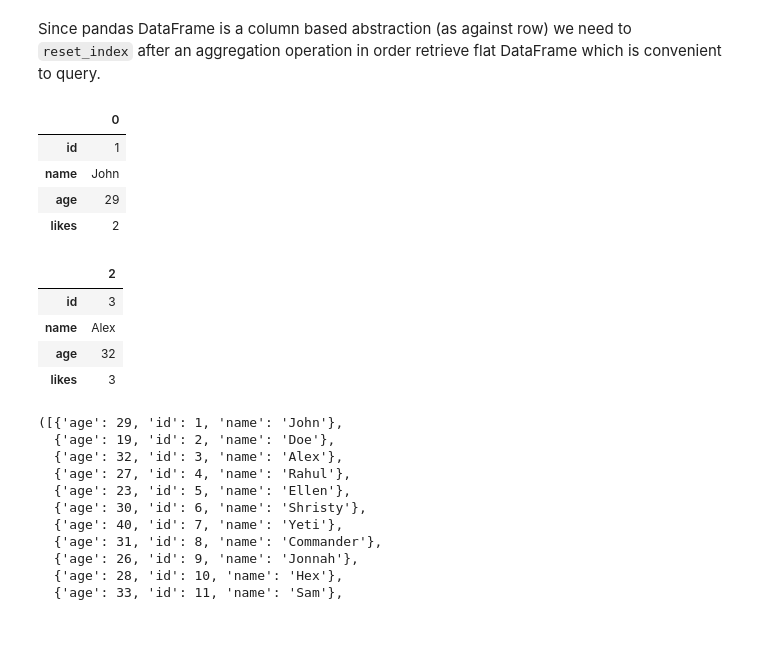
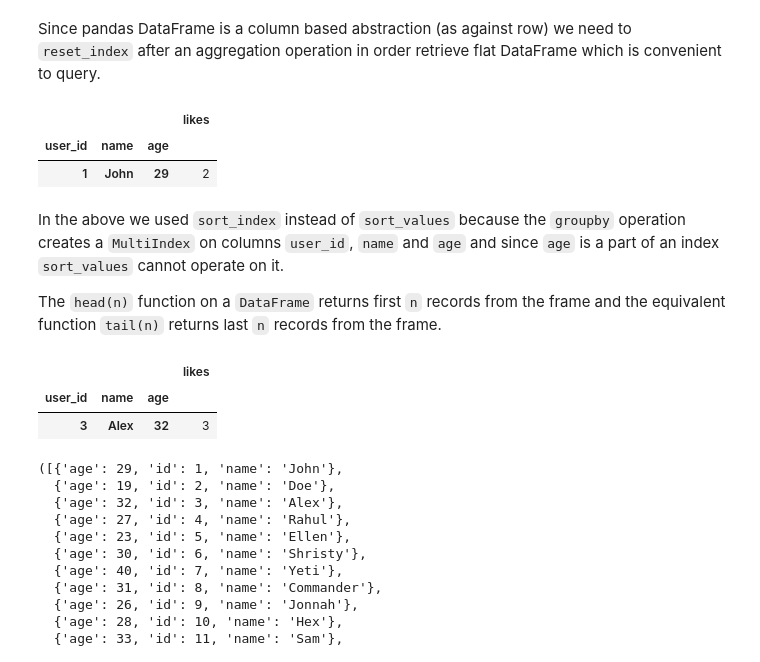
Before and after one commit to dragomirradev/python-data-analysis, a Jupyter notebook: 1-Working-with-relational-data-using-Pandas.ipynb, the cells around one changed output. Cells and saved outputs as stored; diff of their text form; code cells hidden in the pictures; blank space fills up the shorter version.

```diff
--- a/1-Working-with-relational-data-using-Pandas.ipynb
+++ b/1-Working-with-relational-data-using-Pandas.ipynb
@@ -35,7 +35,7 @@ c
  {'age': 30, 'id': 6, 'name': 'Shristy'}]
 # %%
 # Using the above data as Foreign Key (FK)
-t = [
+likes = [
     { 'user_id': 1, 'likes': 'Mango' },
     { 'user_id': 1, 'likes': 'Pepsi' },
     { 'user_id': 2, 'likes': 'Burger' },
@@ -49,7 +49,7 @@ t = [
     { 'user_id': 6, 'likes': 'Pepsi' },
 ]
 
-t
+likes
 # %% [output]
 [{'likes': 'Mango', 'user_id': 1},
  {'likes': 'Pepsi', 'user_id': 1},
@@ -65,9 +65,9 @@ t
 # %%
 # Create Pandas DataFrame object and set
 # appropriate index
-df1 = pd.DataFrame(c)
-df1.set_index('id')
-df1
+df_users = pd.DataFrame(users)
+df_users.set_index('id')
+df_users
 # %% [output]
 |  | age | id | name |
 | 0 | 29 | 1 | John |
@@ -77,9 +77,9 @@ df1
 | 4 | 23 | 5 | Ellen |
 | 5 | 30 | 6 | Shristy |
 # %%
-df2 = pd.DataFrame(t)
-df2.set_index('user_id')
-df2
+df_likes = pd.DataFrame(likes)
+df_likes.set_index('user_id')
+df_likes
 # %% [output]
 |  | likes | user_id |
 | 0 | Mango | 1 |
@@ -95,10 +95,9 @@ df2
 | 10 | Pepsi | 6 |
 # %%
 # Using the FK relation to create a join
-pd.merge(df1, df2, left_on='id', right_on='user_id')
-m = pd.merge(df1, df2, left_on='id', right_on='user_id')
-m.set_index('user_id')
-m
+users_likes_join = df_users.merge(df_likes, left_on='id', right_on='user_id')
+users_likes_join.set_index('user_id')
+users_likes_join
 # %% [output]
 |  | age | id | name | likes | user_id |
 | 0 | 29 | 1 | John | Mango | 1 |
@@ -262,28 +260,28 @@ Since pandas DataFrame is a column based abstraction (as against row) we need to
 # %%
 # Oldest user who has exactly 2 likes
 agg_values = (
-    m.groupby(['id', 'name', 'age'])
-        .count()
-        .likes
-        .reset_index()
-        .sort_values('age', ascending=False)
+    users_likes_join
+        .groupby(['user_id', 'name', 'age'])
+        .agg({ 'likes': 'count' })
+        .sort_index(level=['age'], sort_remaining=False, ascending=False)
 )
 
-agg_values[agg_values['likes'] == 2].iloc[0].to_frame()
+agg_values[agg_values['likes'] == 2].head(1)
 # %% [output]
-|  | 0 |
-| id | 1 |
-| name | John |
-| age | 29 |
-| likes | 2 |
+|  |  |  | likes |
+| user_id | name | age |  |
+| 1 | John | 29 | 2 |
+# %% [markdown]
+In the above we used `sort_index` instead of `sort_values` because the `groupby` operation creates a `MultiIndex`
+on columns `user_id`, `name` and `age` and since `age` is a part of an index `sort_values` cannot operate on it.
+
+The `head(n)` function on a `DataFrame` returns first `n` records from the frame and the equivalent function `tail(n)` returns last `n` records from the frame.
 # %%
 # Oldest user who has at least 2 likes
-agg_values[agg_values['likes'] >= 2].iloc[0].to_frame()
+agg_values[agg_values['likes'] >= 2].head(1)
 # %% [output]
-|  | 2 |
-| id | 3 |
-| name | Alex |
-| age | 32 |
-| likes | 3 |
+|  |  |  | likes |
+| user_id | name | age |  |
+| 3 | Alex | 32 | 3 |
 # %%
 # Lets augment our data a little more
```
Also changed, not shown: parts of 20 cells of this notebook.
